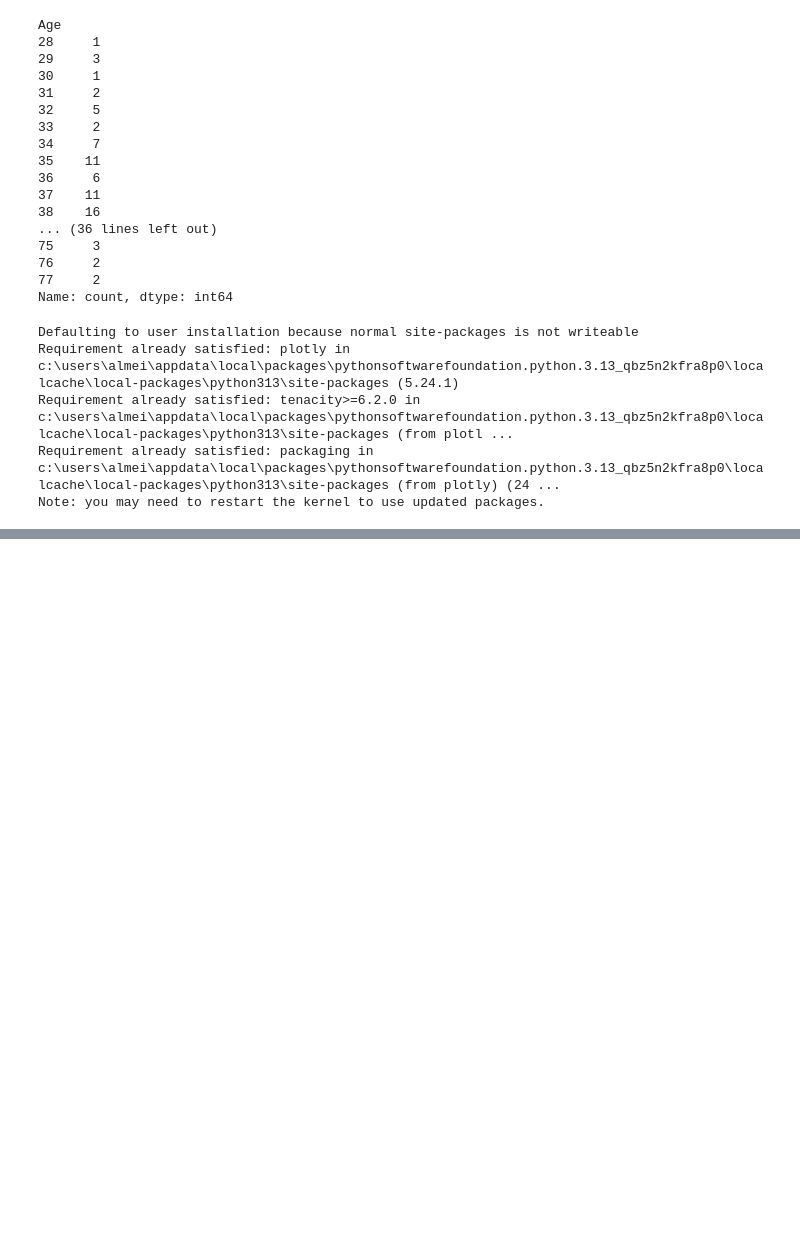
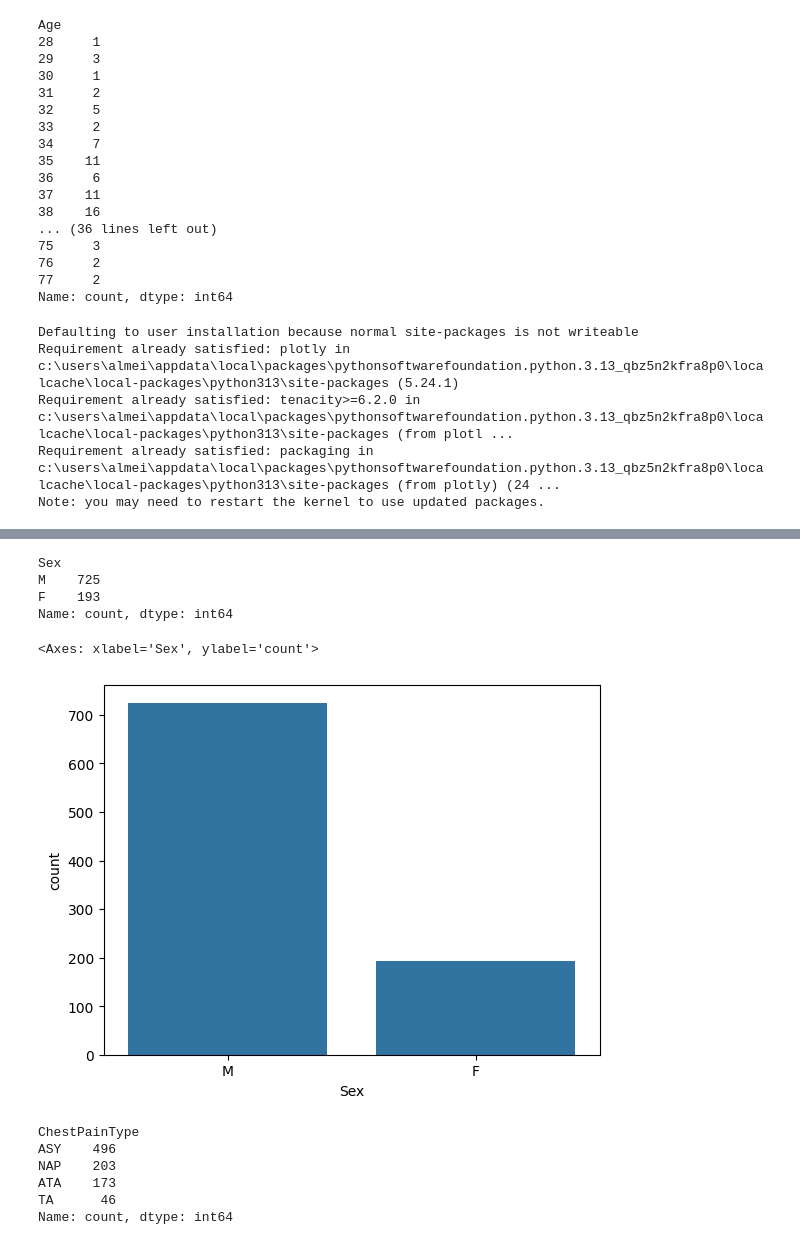
Before and after one commit to almeidaluan/classification-ml, a Jupyter notebook: classification-ml/teste.ipynb, the cells around one changed output, grey strips where cells are left out. Drawn from its saved outputs; the diff is of its cells as text; code cells hidden in the pictures; blank space fills up the shorter version.

```diff
--- a/classification-ml/teste.ipynb
+++ b/classification-ml/teste.ipynb
@@ -75,0 +79,21 @@ ModuleNotFoundError: No module named 'seaborn'
+# %%
+dados['Sex'].value_counts()
+# %% [output]
+Sex
+M    725
+F    193
+Name: count, dtype: int64
+# %%
+sb.countplot(x='Sex',data=dados)
+# %% [output]
+<Axes: xlabel='Sex', ylabel='count'>
+[figure, added]
+# %%
+dados['ChestPainType'].value_counts()
+# %% [output]
+ChestPainType
+ASY    496
+NAP    203
+ATA    173
+TA      46
+Name: count, dtype: int64
```
Also changed, not shown: parts of 21 cells of this notebook.
